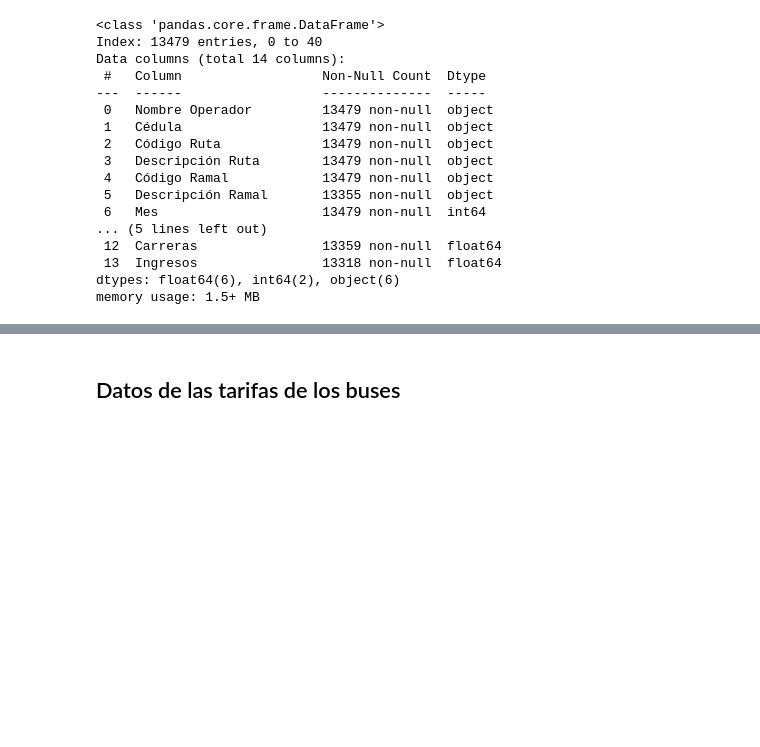
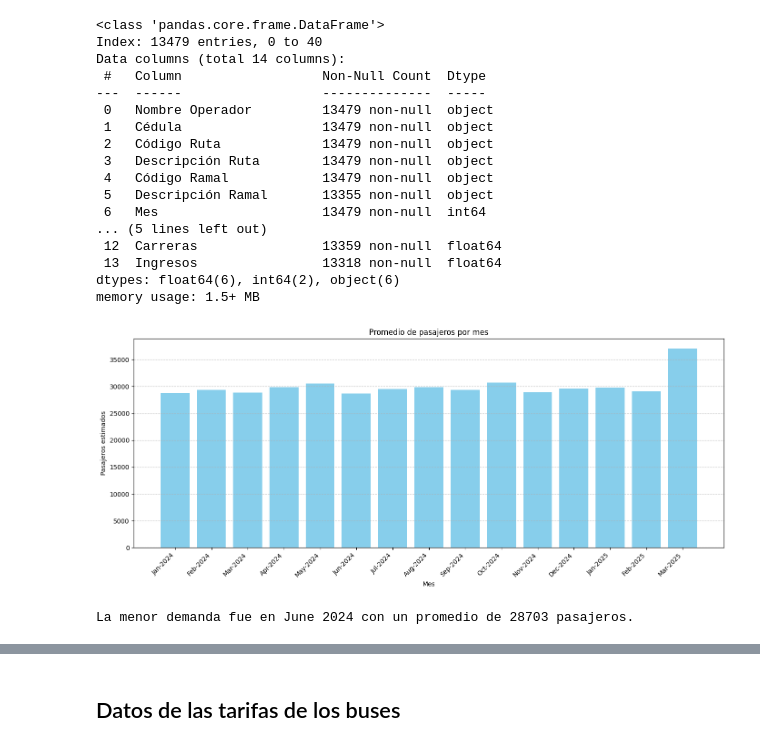
Before and after one commit to keilynagc/transporteCR, a Jupyter notebook: src/data_analysis.ipynb, the cells around one changed output, grey strips where cells are left out. Cells and saved outputs as stored; diff of their text form; code cells hidden in the pictures; blank space fills up the shorter version.

Commit message:
Mejorando analysis exploratorio para entender tendencias

```diff
--- a/src/data_analysis.ipynb
+++ b/src/data_analysis.ipynb
@@ -56,3 +56,39 @@ Data columns (total 14 columns):
  13  Ingresos                13318 non-null  float64
 dtypes: float64(6), int64(2), object(6)
 memory usage: 1.5+ MB
+# %%
+# Crear columna de fecha real
+df_pasajeros['fecha'] = pd.to_datetime({
+    'year': df_pasajeros['Año'],
+    'month': df_pasajeros['Mes'],
+    'day': 1
+})
+
+# Crear etiqueta bonita para mostrar
+df_pasajeros['Mes-Año'] = df_pasajeros['fecha'].dt.strftime('%b-%Y') # el strftime le da un formato a una fecha que esta en string para que se vea en este caso mese y anio
+
+# Agrupar por fecha real, no por string
+pasajeros_por_mes = df_pasajeros.groupby('fecha')['pasajerosTotal_estimada'].mean().sort_index()
+
+# Crear etiquetas para mostrar en el eje x
+etiquetas = pasajeros_por_mes.index.strftime('%b-%Y')
+
+import matplotlib.pyplot as plt
+
+plt.figure(figsize=(14, 6))  # más ancho
+plt.bar(etiquetas, pasajeros_por_mes.values, color='skyblue')
+plt.title('Promedio de pasajeros por mes')
+plt.ylabel('Pasajeros estimados')
+plt.xlabel('Mes')
+plt.xticks(rotation=45, ha='right')  # rotación y alineación
+plt.grid(axis='y', linestyle='--', alpha=0.7)
+plt.tight_layout()
+plt.show()
+# %% [output]
+[figure, added]
+# %%
+min_mes = pasajeros_por_mes.idxmin()
+min_valor = pasajeros_por_mes.min()
+print(f"La menor demanda fue en {min_mes.strftime('%B %Y')} con un promedio de {min_valor:.0f} pasajeros.")
+# %% [output]
+La menor demanda fue en June 2024 con un promedio de 28703 pasajeros.
```
Also changed, not shown: parts of 19 cells of this notebook.
